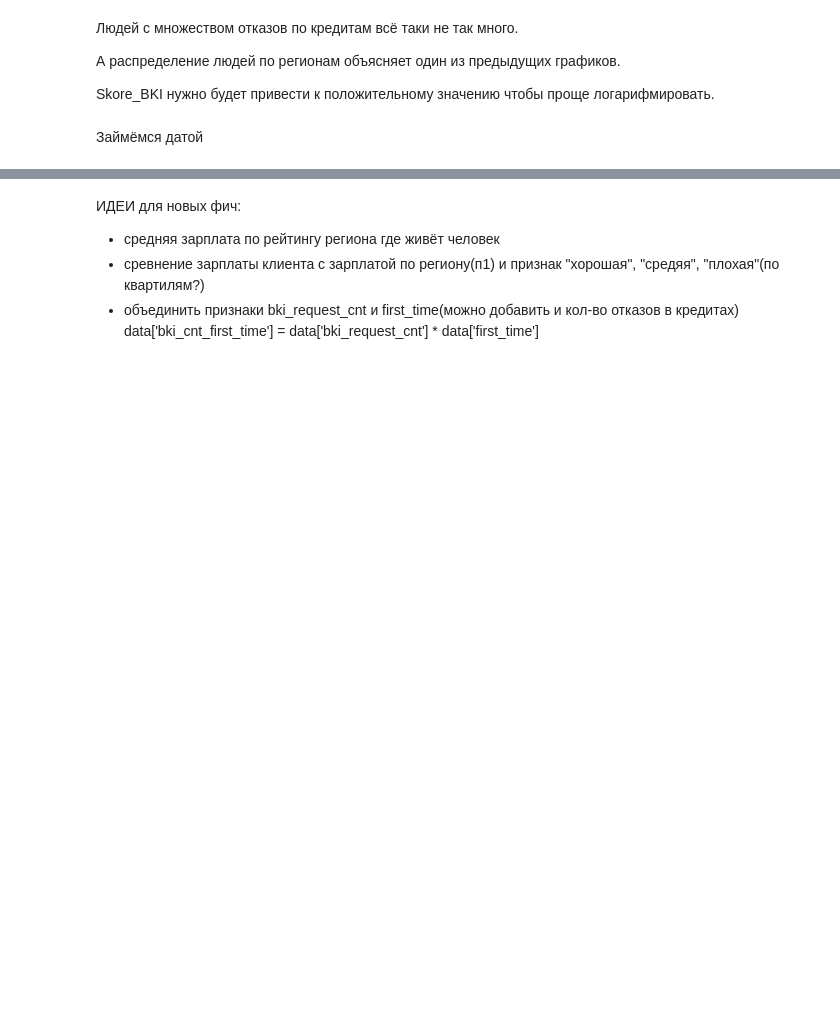
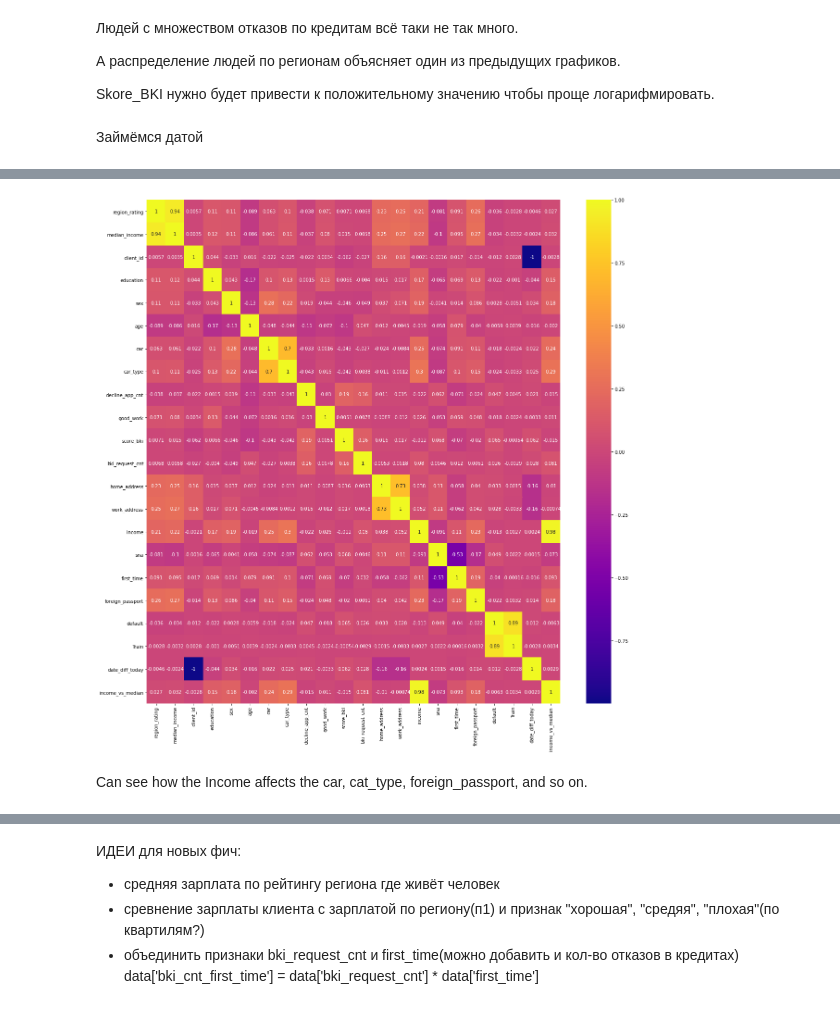
Before and after one commit to PrusRoman/skillfactory_rds, a Jupyter notebook: project_4_Credit_Scoring/sf_Credit_Scoring.ipynb, the cells around one changed output, grey strips where cells are left out. Saved outputs shown, nothing was run; the diff lists cells and outputs as text; code cells hidden in the pictures; blank space fills up the shorter version.

Commit message:
finished Feature Engineering
created new fields and start work with corr.

```diff
--- a/project_4_Credit_Scoring/sf_Credit_Scoring.ipynb
+++ b/project_4_Credit_Scoring/sf_Credit_Scoring.ipynb
@@ -244,0 +251,30 @@ data.date_diff_today.max()
+# %%
+#education to 0-4 values
+education_dict = {'SCH': 0,
+                  'GRD': 1,
+                  'UGR': 2,
+                  'PGR': 3,
+                  'ACD': 4 }
+
+
+data['education'] = data['education'].map(education_dict)
+# %%
+#new col median_income - median_income by region_rating
+median_income = data.groupby(['region_rating'], sort=True)['income'].agg(['median'])
+median_income = median_income.rename(columns={'median': 'median_income'})
+
+data = median_income.merge(data, on='region_rating', how='inner') #соединяем с нашим
+# %%
+#difference between median income by region and customer income
+data['income_vs_median'] = data['income']-data['median_income']
+# %%
+#is customer income is median? categorize value
+data['is_median_income'] = np.vectorize(is_median_income)(data['median_income'], data['income'])
+# %%
+#let see our correlations
+fig, ax = plt.subplots(1,1, figsize = (20,20))
+ax = sns.heatmap(data.corr(),annot = True, cmap = 'plasma')
+# %% [output]
+[figure, added]
+# %% [markdown]
+Can see how the Income affects the car, cat_type, foreign_passport, and so on.
```
Also changed, not shown: parts of 13 cells of this notebook.
